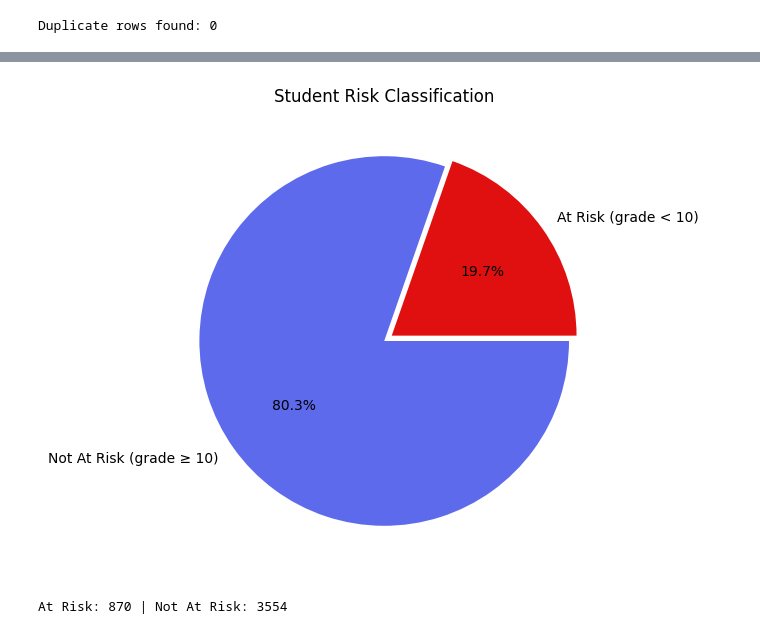
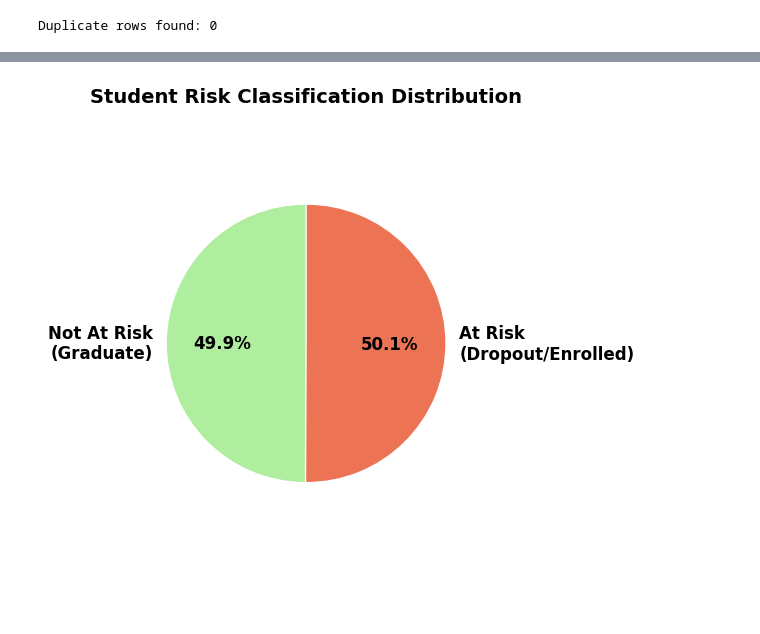
Before and after one commit to AabritiChapagain/StudentDropoutRisk, a Jupyter notebook: system/data_process.ipynb, the cells around one changed output, grey strips where cells are left out. Drawn from its saved outputs; the diff is of its cells as text; code cells hidden in the pictures; blank space fills up the shorter version.

```diff
--- a/system/data_process.ipynb
+++ b/system/data_process.ipynb
@@ -84,17 +195,21 @@ plt.show()
-# %%
-# Create pie chart showing risk classification (At Risk vs Not At Risk)
-grade_col = 'Curricular units 2nd sem (grade)'
-risk_counts = [(data[grade_col] < 10).sum(), (data[grade_col] >= 10).sum()]
-labels = ['At Risk (grade < 10)', 'Not At Risk (grade ≥ 10)']
-colors = ["#E11010", "#5E6AEC"]
-
-plt.figure(figsize=(10, 6))
-plt.pie(risk_counts, labels=labels, autopct='%1.1f%%', colors=colors, explode=(0.05, 0))
-plt.title('Student Risk Classification')
-plt.show()
-
-print(f"At Risk: {risk_counts[0]} | Not At Risk: {risk_counts[1]}")
-# %% [output]
-[figure, removed]
-At Risk: 870 | Not At Risk: 3554
+# %%
+# Create pie chart showing risk classification
+plt.figure(figsize=(6,5))
+
+# Count the risk classifications
+risk_counts = df_cleaned['Risk'].value_counts().sort_index()
+labels = ['Not At Risk\n(Graduate)', 'At Risk\n(Dropout/Enrolled)']
+colors = ["#AEEE9E", "#ED7355"]
+
+# Create pie chart
+plt.pie(risk_counts, labels=labels, colors=colors, autopct='%1.1f%%',
+        startangle=90, textprops={'fontsize': 12, 'weight': 'bold'},
+        explode=(0.005, 0.005))
+
+plt.title('Student Risk Classification Distribution', fontsize=14, fontweight='bold', pad=20)
+plt.axis('equal')
+plt.tight_layout()
+plt.show()
+# %% [output]
+[figure, added]
 # %%
```
Also changed, not shown: parts of 27 cells of this notebook, 9 other files.
